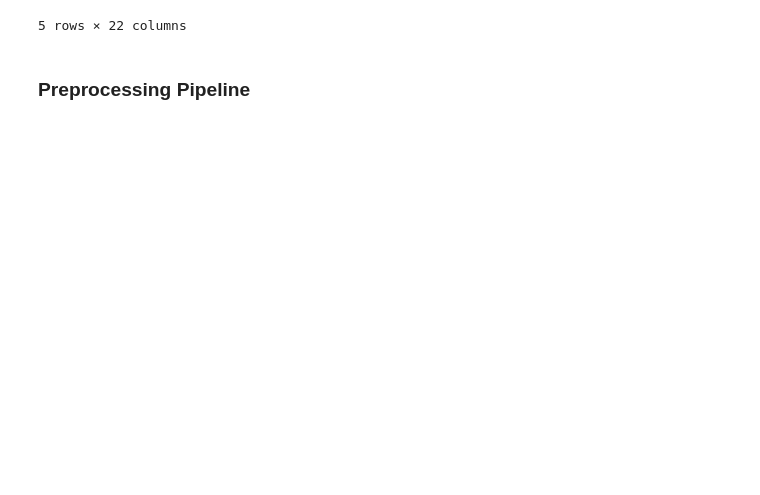
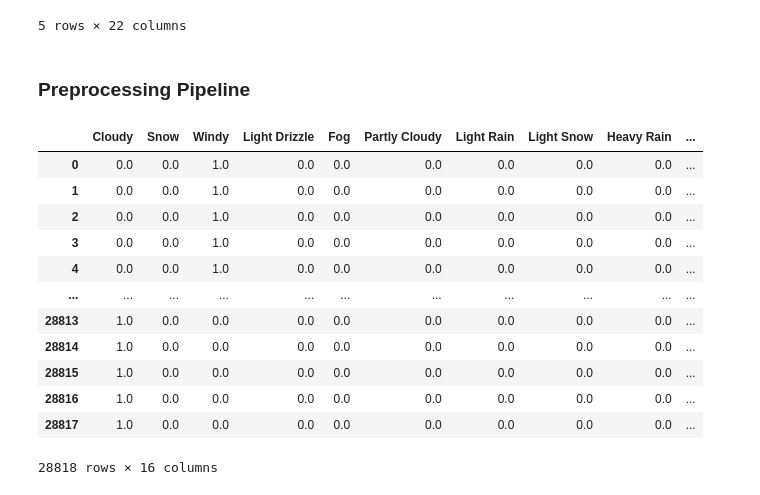
Before and after one commit to ADPriceless/TDA_Assignment_TaxiTime, a Jupyter notebook: experimentation.ipynb, the cells around one changed output. Saved outputs shown, nothing was run; the diff lists cells and outputs as text; code cells hidden in the pictures; blank space fills up the shorter version.

````diff
--- a/experimentation.ipynb
+++ b/experimentation.ipynb
@@ -59,3 +69,63 @@ df_takeoff.head()
 5 rows × 22 columns
 # %% [markdown]
 ### Preprocessing Pipeline
+# %%
+class WeatherConditionEncoder(BaseEstimator, TransformerMixin):
+    """
+    A class to conver a combined condition into a truth
+    table of separated conditions. e.g.:
+    ```
+                    Wind    Snow    Rain
+    Wind and Rain   1.0     0.0     1.0
+    Snow            0.0     1.0     0.0
+    Wind and Snow   1.0     1.0     0.0
+    ```
+    """
+    def transform(self, X: pd.Series, y=None):
+        # Create a list of unique weather conditions
+        # (instead of combinations of conditions)
+        separated = []
+        for conditions in X.unique():
+            for cond in conditions.split(' / '):
+                separated.append(cond)
+        separated = list(set(separated))
+
+        # One column has 'and' instead of '/' so we need split that
+        # too and then remove it from the list of separated conditions
+        remove = []
+        for cond in separated:
+            if 'and' in cond:
+                remove.append(cond)
+                for c in cond.split(' and '):
+                    separated.append(c)
+        for cond in remove:
+            separated.remove(cond)
+
+        # Encode the separated conditions into a truth table
+        encoded = pd.DataFrame(
+            np.zeros((X.shape[0], len(separated))),
+            columns=separated
+        )
+        for r, row in enumerate(X):
+            for c, cond in enumerate(separated):
+                if cond in row:
+                    encoded.iloc[r, c] = 1.0
+        return encoded
+
+
+expander = WeatherConditionEncoder()
+expander.transform(df_takeoff['Condition'])
+# %% [output]
+|  | Cloudy | Snow | Windy | Light Drizzle | Fog | Partly Cloudy | Light Rain | Light Snow | Heavy Rain | ... |
+| 0 | 0.0 | 0.0 | 1.0 | 0.0 | 0.0 | 0.0 | 0.0 | 0.0 | 0.0 | ... |
+| 1 | 0.0 | 0.0 | 1.0 | 0.0 | 0.0 | 0.0 | 0.0 | 0.0 | 0.0 | ... |
+| 2 | 0.0 | 0.0 | 1.0 | 0.0 | 0.0 | 0.0 | 0.0 | 0.0 | 0.0 | ... |
+| 3 | 0.0 | 0.0 | 1.0 | 0.0 | 0.0 | 0.0 | 0.0 | 0.0 | 0.0 | ... |
+| 4 | 0.0 | 0.0 | 1.0 | 0.0 | 0.0 | 0.0 | 0.0 | 0.0 | 0.0 | ... |
+| ... | ... | ... | ... | ... | ... | ... | ... | ... | ... | ... |
+| 28813 | 1.0 | 0.0 | 0.0 | 0.0 | 0.0 | 0.0 | 0.0 | 0.0 | 0.0 | ... |
+| 28814 | 1.0 | 0.0 | 0.0 | 0.0 | 0.0 | 0.0 | 0.0 | 0.0 | 0.0 | ... |
+| 28815 | 1.0 | 0.0 | 0.0 | 0.0 | 0.0 | 0.0 | 0.0 | 0.0 | 0.0 | ... |
+| 28816 | 1.0 | 0.0 | 0.0 | 0.0 | 0.0 | 0.0 | 0.0 | 0.0 | 0.0 | ... |
+| 28817 | 1.0 | 0.0 | 0.0 | 0.0 | 0.0 | 0.0 | 0.0 | 0.0 | 0.0 | ... |
+28818 rows × 16 columns
````
Also changed, not shown: parts of 16 cells of this notebook, 1 other file.
